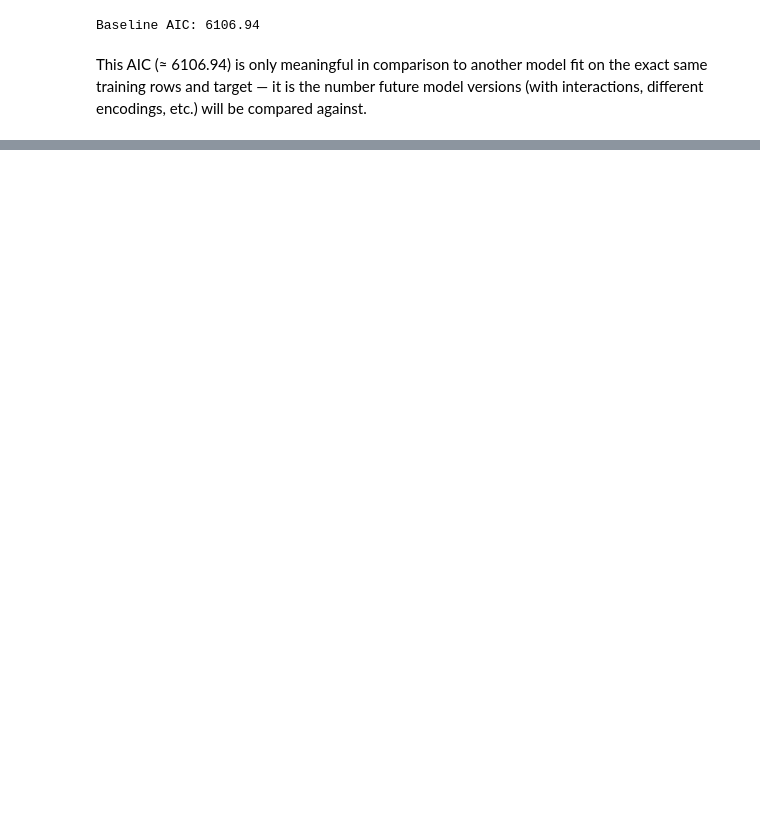
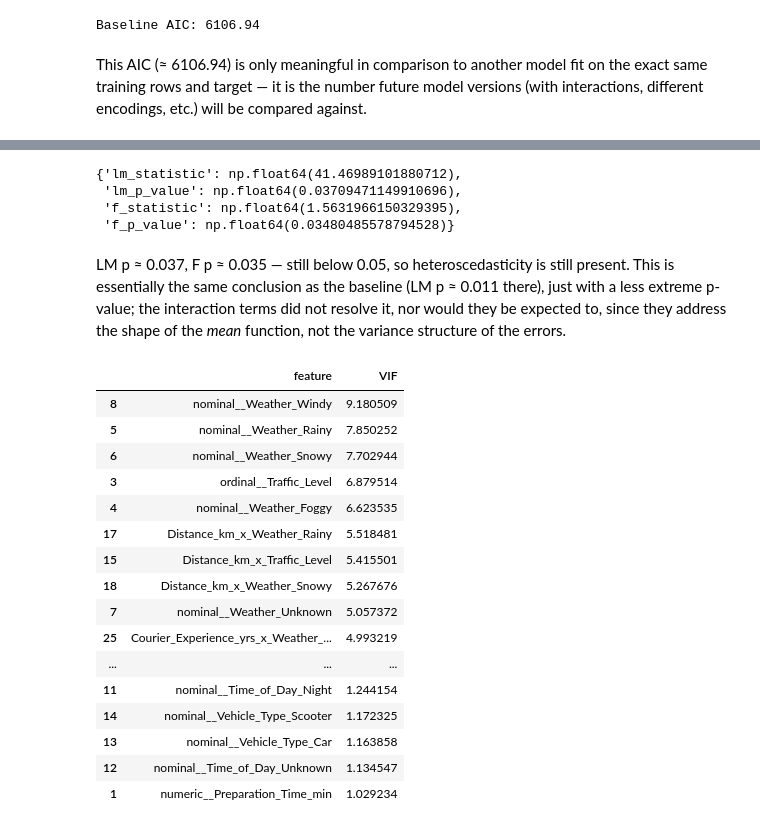
Before and after one commit to felo9015/food_delivery_time_prediction, a Jupyter notebook: notebooks/model_exploration.ipynb, the cells around one changed output, grey strips where cells are left out. Drawn from its saved outputs; the diff is of its cells as text; code cells hidden in the pictures; blank space fills up the shorter version.

```diff
--- a/notebooks/model_exploration.ipynb
+++ b/notebooks/model_exploration.ipynb
@@ -380,0 +452,31 @@ No interaction or polynomial terms have been added yet, and nothing here has bee
+# %%
+bp_results_adv = breusch_pagan_test(advanced_model)
+bp_results_adv
+# %% [output]
+{'lm_statistic': np.float64(41.46989101880712),
+ 'lm_p_value': np.float64(0.03709471149910696),
+ 'f_statistic': np.float64(1.5631966150329395),
+ 'f_p_value': np.float64(0.03480485578794528)}
+# %% [markdown]
+LM p ≈ 0.037, F p ≈ 0.035 — still below 0.05, so heteroscedasticity is still present. This is essentially the same conclusion as the baseline (LM p ≈ 0.011 there), just with a less extreme p-value; the interaction terms did not resolve it, nor would they be expected to, since they address the shape of the *mean* function, not the variance structure of the errors.
+# %%
+vif_table_adv = compute_vif(X_train_adv)
+vif_table_adv.sort_values("VIF", ascending=False)
+# %% [output]
+|  | feature | VIF |
+| 8 | nominal__Weather_Windy | 9.180509 |
+| 5 | nominal__Weather_Rainy | 7.850252 |
+| 6 | nominal__Weather_Snowy | 7.702944 |
+| 3 | ordinal__Traffic_Level | 6.879514 |
+| 4 | nominal__Weather_Foggy | 6.623535 |
+| 17 | Distance_km_x_Weather_Rainy | 5.518481 |
+| 15 | Distance_km_x_Traffic_Level | 5.415501 |
+| 18 | Distance_km_x_Weather_Snowy | 5.267676 |
+| 7 | nominal__Weather_Unknown | 5.057372 |
+| 25 | Courier_Experience_yrs_x_Weather_... | 4.993219 |
+| ... | ... | ... |
+| 11 | nominal__Time_of_Day_Night | 1.244154 |
+| 14 | nominal__Vehicle_Type_Scooter | 1.172325 |
+| 13 | nominal__Vehicle_Type_Car | 1.163858 |
+| 12 | nominal__Time_of_Day_Unknown | 1.134547 |
+| 1 | numeric__Preparation_Time_min | 1.029234 |
```
Also changed, not shown: parts of 32 cells of this notebook, 4 other files.
